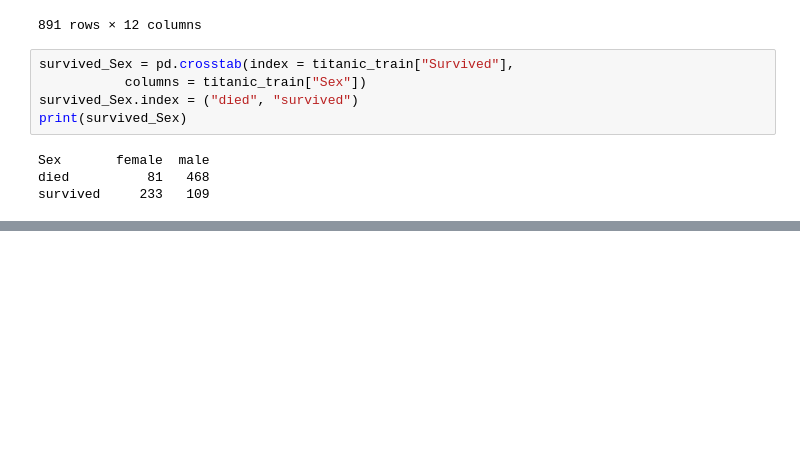
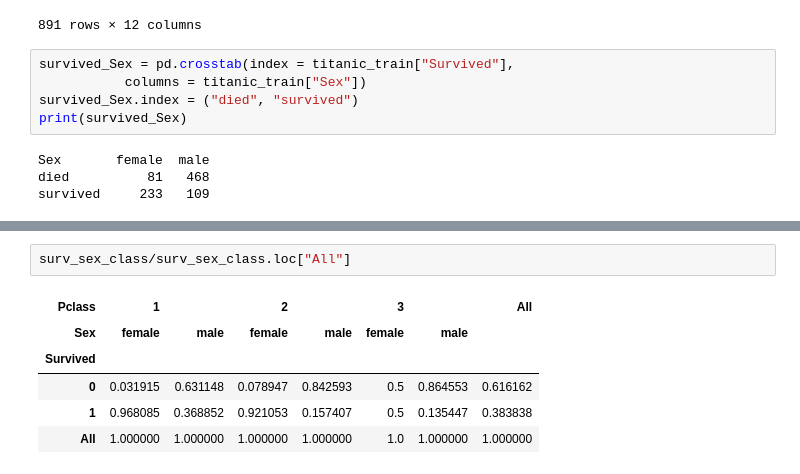
Before and after one commit to Shane360/Python-Practice-Code, a Jupyter notebook: Python-for-data-analyis-practice.ipynb, the cells around one changed output, grey strips where cells are left out. Cells and saved outputs as stored; diff of their text form; blank space fills up the shorter version.

```diff
--- a/Python-for-data-analyis-practice.ipynb
+++ b/Python-for-data-analyis-practice.ipynb
@@ -365,0 +426,9 @@ survived_class
+# %%
+surv_sex_class/surv_sex_class.loc["All"]
+# %% [output]
+| Pclass | 1 |  | 2 |  | 3 |  | All |
+| Sex | female | male | female | male | female | male |  |
+| Survived |  |  |  |  |  |  |  |
+| 0 | 0.031915 | 0.631148 | 0.078947 | 0.842593 | 0.5 | 0.864553 | 0.616162 |
+| 1 | 0.968085 | 0.368852 | 0.921053 | 0.157407 | 0.5 | 0.135447 | 0.383838 |
+| All | 1.000000 | 1.000000 | 1.000000 | 1.000000 | 1.0 | 1.000000 | 1.000000 |
```
Also changed, not shown: parts of 9 cells of this notebook.
